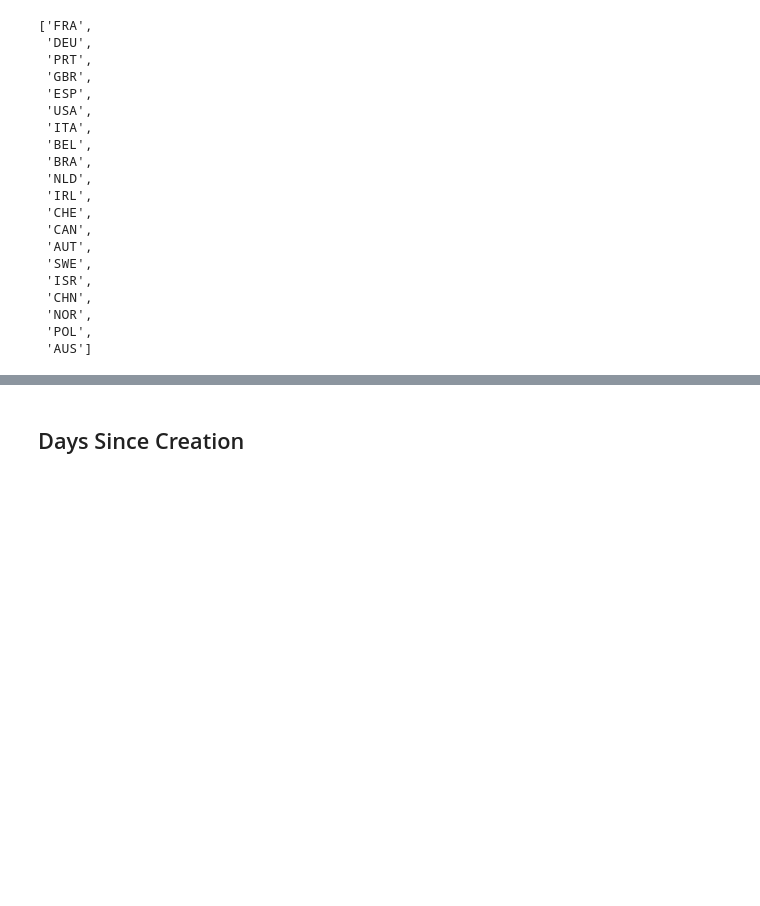
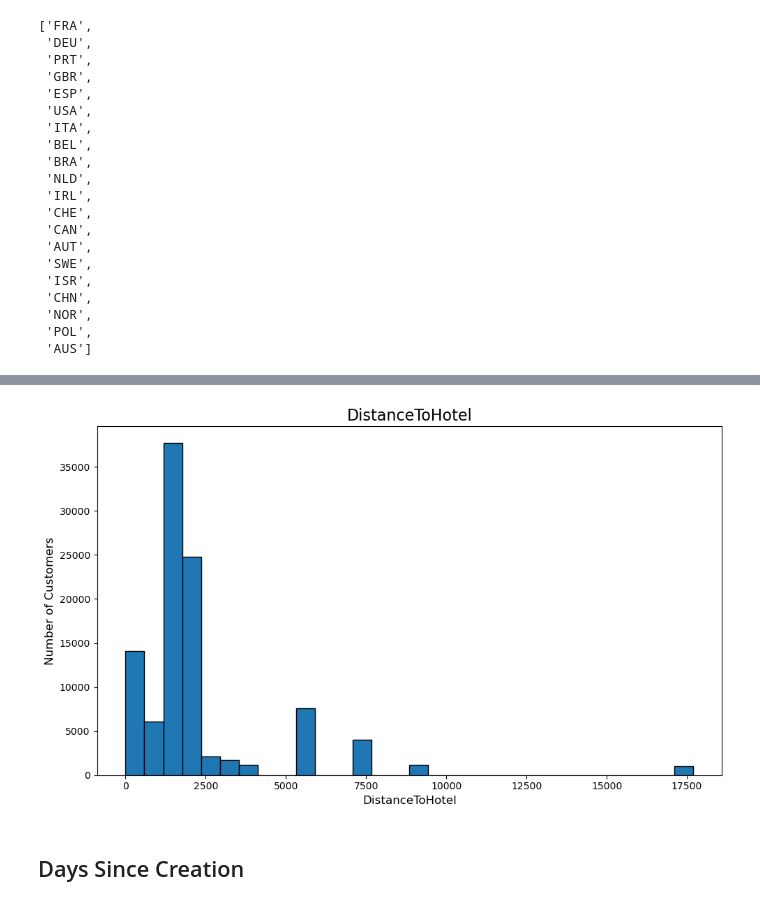
Before and after one commit to RubenCMarques/Hotel-Customer-Segmentation, a Jupyter notebook: Notebooks/Main_notebook.ipynb, the cells around one changed output, grey strips where cells are left out. Saved outputs shown, nothing was run; the diff lists cells and outputs as text; code cells hidden in the pictures; blank space fills up the shorter version.

```diff
--- a/Notebooks/Main_notebook.ipynb
+++ b/Notebooks/Main_notebook.ipynb
@@ -529,4 +529,4 @@ distances_to_lisbon = {"FRA": 1450,
                        "AUS": 17700}
 
 # Create new column
-data["DistanceToLisbon"] = data["Nationality"].map(distances_to_lisbon).fillna("Other Countries")
+data["DistanceToHotel"] = data["Nationality"].map(distances_to_lisbon)
@@ -533,3 +554,16 @@ data["DistanceToLisbon"] = data["Nationality"].map(distances_to_lisbon).fillna("
+# %%
+# Plot the histogram
+plt.figure(figsize=(10, 6))
+plt.hist(data["DistanceToHotel"], bins=30, edgecolor="black")
+
+plt.title("DistanceToHotel", fontsize=16)
+plt.xlabel("DistanceToHotel", fontsize=12)
+plt.ylabel("Number of Customers", fontsize=12)
+
+plt.tight_layout()
+plt.show()
+# %% [output]
+[figure, added]
 # %% [markdown]
 ## Days Since Creation
 # %%
```
Also changed, not shown: parts of 7 cells of this notebook.
